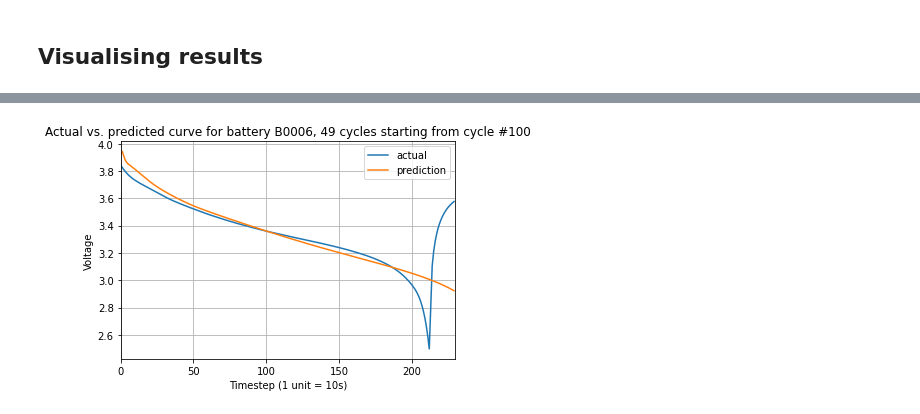
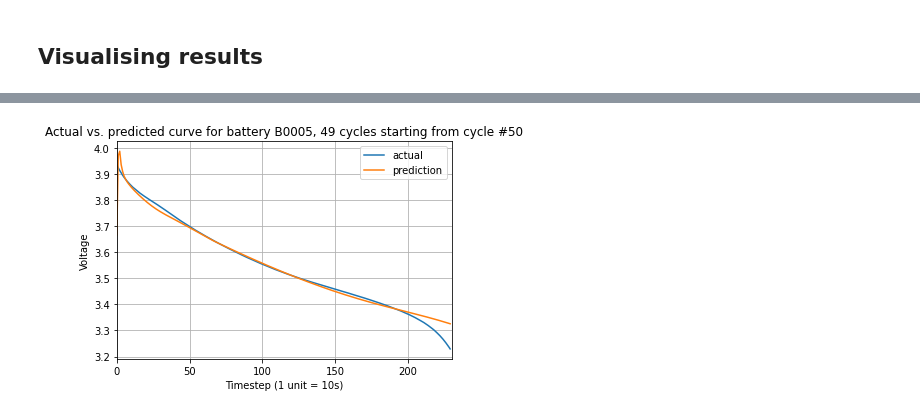
Before and after one commit to natskiu/Nasa-Battery, a Jupyter notebook: discharge_curve_prediction/predict_cycles.ipynb, the cells around one changed output, grey strips where cells are left out. Cells and saved outputs as stored; diff of their text form; code cells hidden in the pictures.

```diff
--- a/discharge_curve_prediction/predict_cycles.ipynb
+++ b/discharge_curve_prediction/predict_cycles.ipynb
@@ -18,7 +18,7 @@ cutoff = 5
 ## Data preprocessing
 # %%
 import pickle
-with open('Data/pickles/interpolated_data.pkl', 'rb') as f:
+with open('pickles/interpolated_data.pkl', 'rb') as f:
     interpolated_data = pickle.load(f)
     #times =interpolated_data[battery_no][cycle_no][:,0]
 # %%
@@ -152,5 +122,6 @@ array([[1.        , 0.98979592, 0.97959184, ..., 0.52040816, 0.51020408,
 # %%
-def create_model(loss,forecasting_range=50,window_size=10, n_neurons=100, additional_layers=1, activation='tanh', optimizer='Adam', include_dropout=True, dropout_prob=0.2):
+def create_model(loss,forecasting_range=50,window_size=10, n_neurons=100, additional_layers=1,
+activation='tanh', optimizer='Adam', include_dropout=True, dropout_prob=0.2, lr=3e-4):
     model = keras.models.Sequential()
     model.add(keras.layers.LSTM(n_neurons, input_shape=[None, window_size], activation=activation, return_sequences=True))
     if include_dropout:
@@ -160,7 +131,9 @@ def create_model(loss,forecasting_range=50,window_size=10, n_neurons=100, additi
         if include_dropout:
             model.add(keras.layers.Dropout(dropout_prob))
     model.add(keras.layers.TimeDistributed(keras.layers.Dense(forecasting_range)))
-    model.compile(optimizer=optimizer, loss=loss)
+    if optimizer == 'Adam':
+        opt = keras.optimizers.Adam(learning_rate=lr)
+    model.compile(optimizer=opt, loss=loss)
     return model
 # %%
 my_callbacks = [
@@ -169,4 +142,4 @@ my_callbacks = [
 #tf.keras.callbacks.TensorBoard(log_dir='./logs')
 weights_model = create_model(loss=weighted_loss(weights_1), additional_layers=1, n_neurons=100, include_dropout=False)
 #weights_1_model.load_weights('weights_1_predict_cycles.h5')
-#history = weights_model.fit(X_train_swapped, Y_train_swapped, epochs=1000, validation_data = (X_test_swapped, Y_test_swapped), callbacks=my_callbacks, verbose=1)
+history = weights_model.fit(X_train_swapped, Y_train_swapped, epochs=1000, validation_data = (X_test_swapped, Y_test_swapped), callbacks=my_callbacks, verbose=1)
@@ -187,6 +178,6 @@ plot_training_history(history)
 # %%
-#weights_model.save('h5_files/weights_4_dim_230.h5')
-weights_model.load_weights('h5_files/weights_1_dim_230.h5')
+weights_model.save('h5_files/weights_1_dim_230.h5')
+#weights_model.load_weights('h5_files/weights_1_dim_230.h5')
 # %% [markdown]
 ## Visualising results
 # %%
@@ -261,4 +252,4 @@ create_comparison_plot(starting_cycle=100, cycle_number=1, battery_number=1)
 # %%
-create_comparison_plot(starting_cycle=100, cycle_number=49, battery_number=1)
+create_comparison_plot(starting_cycle=50, cycle_number=49, battery_number=0)
 # %% [output]
-[figure, old version]
+[figure, new version]
```
Also changed, not shown: parts of 8 cells of this notebook, 1 other file.
